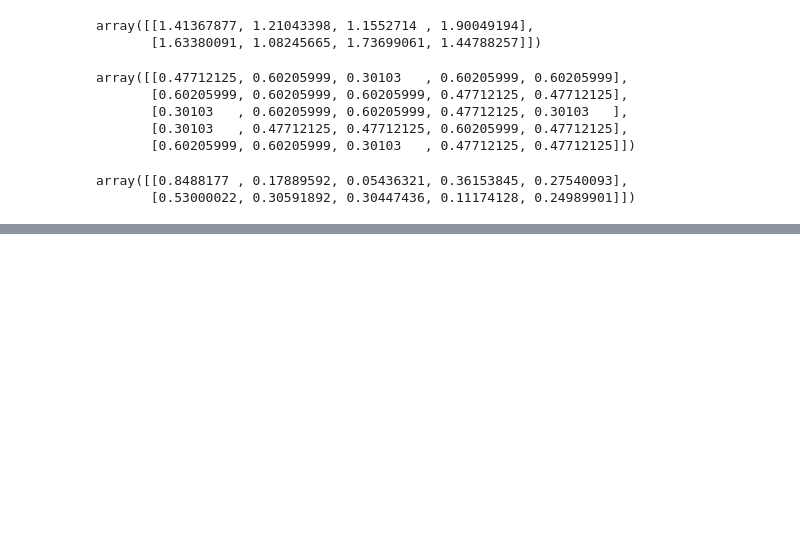
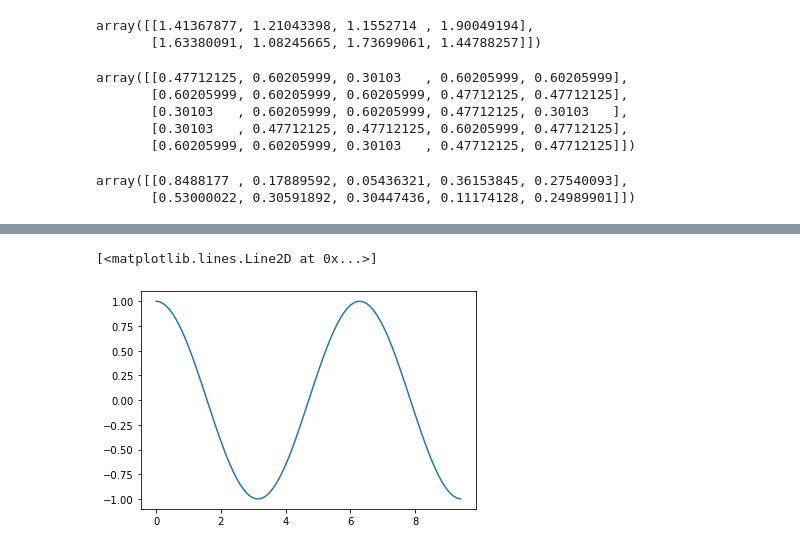
Before and after one commit to atulgaikwad12/ineuron, a Jupyter notebook: Practice/Numpy Practice.ipynb, the cells around one changed output, grey strips where cells are left out. Saved outputs shown, nothing was run; the diff lists cells and outputs as text; code cells hidden in the pictures; blank space fills up the shorter version.

```diff
--- a/Practice/Numpy Practice.ipynb
+++ b/Practice/Numpy Practice.ipynb
@@ -492,0 +646,3 @@ array([[0.8488177 , 0.17889592, 0.05436321, 0.36153845, 0.27540093],
+# %%
+y= np.cos(np.arange(0,np.pi*3,0.1))
+y
@@ -492,0 +669,3 @@ array([[0.8488177 , 0.17889592, 0.05436321, 0.36153845, 0.27540093],
+# %%
+x = np.arange(0,np.pi*3,0.1)
+x
@@ -492,0 +683,5 @@ array([[0.8488177 , 0.17889592, 0.05436321, 0.36153845, 0.27540093],
+# %%
+plt.plot(x,y)
+# %% [output]
+[<matplotlib.lines.Line2D at 0x...>]
+[figure, added]
```
Also changed, not shown: parts of 66 cells of this notebook, 26 other files.
